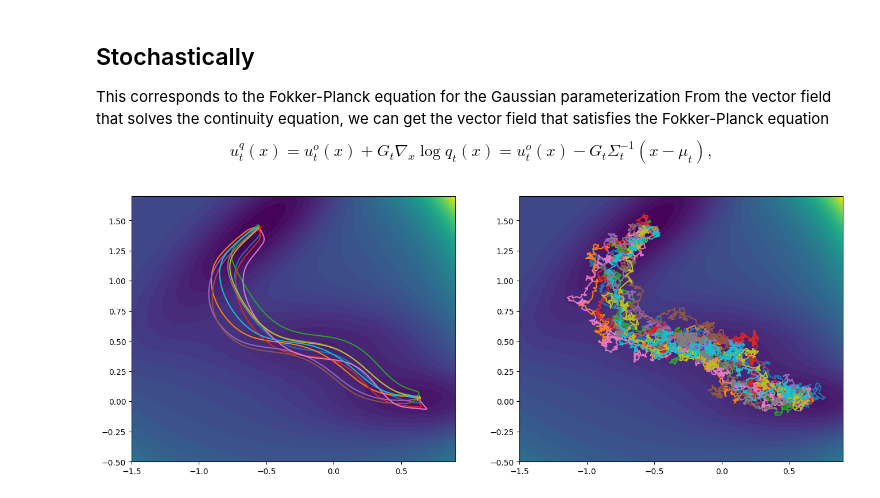
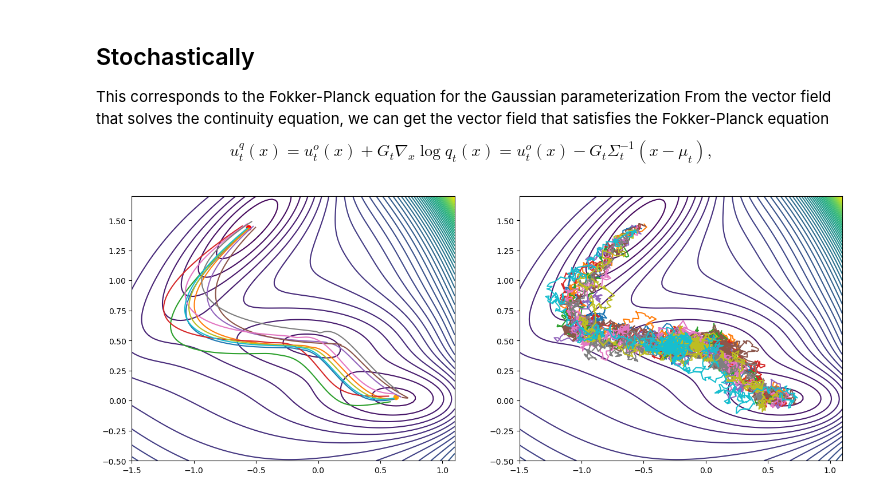
Before and after one commit to plainerman/Variational-Doob, a Jupyter notebook: notebooks/tps_gaussian.ipynb, the cells around one changed output. Drawn from its saved outputs; the diff is of its cells as text; code cells hidden in the pictures.

```diff
--- a/notebooks/tps_gaussian.ipynb
+++ b/notebooks/tps_gaussian.ipynb
@@ -59,9 +57,9 @@ else:
 # %%
-x,y = np.linspace(-1.5,0.9,100), np.linspace(-0.5,1.7,100)
-x,y = np.meshgrid(x,y)
-z = U(np.stack([x,y], -1).reshape(-1,2)).reshape([100,100])
-plt.contourf(x,y,z,50)
-plt.scatter(A[0,0], A[0,1])
-plt.scatter(B[0,0], B[0,1])
+x, y = np.linspace(-1.5, 1.1, 100), np.linspace(-0.5, 1.7, 100)
+x, y = np.meshgrid(x, y)
+z = U(np.stack([x, y], -1).reshape(-1, 2)).reshape([100, 100])
+plt.contour(x, y, z, 50)
+plt.scatter(A[0, 0], A[0, 1])
+plt.scatter(B[0, 0], B[0, 1])
 # %% [output]
 <matplotlib.collections.PathCollection at 0x...>
@@ -151,8 +155,8 @@ state_q, loss = train_step(state_q, loc_key)
 # Training loop
 # %%
 loss_plot = []
-for i in trange(20000):
-  key, loc_key = jax.random.split(key)
-  state_q, loss = train_step(state_q, loc_key)
-  loss_plot.append(loss)
+for i in trange(2000 if ndim < 4 else 20000):
+    key, loc_key = jax.random.split(key)
+    state_q, loss = train_step(state_q, loc_key)
+    loss_plot.append(loss)
 # %%
@@ -283,17 +294,18 @@ for i in trange(N):
 
 x_t_stoch = x_t.copy()
 # %%
-figsize(16,6)
+plt.figure(figsize=(16, 6))
+
 plt.subplot(121)
-plt.contourf(x,y,z,50)
-plt.plot(x_t_det[:10,:,0].T, x_t_det[:10,:,1].T)
-plt.scatter(A[0,0], A[0,1], color='red')
-plt.scatter(B[0,0], B[0,1], color='orange')
+plt.contour(x, y, z, 50)
+plt.plot(x_t_det[:10, :, 0].T, x_t_det[:10, :, 1].T)
+plt.scatter(A[0, 0], A[0, 1], color='red')
+plt.scatter(B[0, 0], B[0, 1], color='orange')
 plt.subplot(122)
-plt.contourf(x,y,z,50)
-plt.plot(x_t_stoch[:10,:,0].T, x_t_stoch[:10,:,1].T)
-plt.scatter(A[0,0], A[0,1], color='red')
-plt.scatter(B[0,0], B[0,1], color='orange')
+plt.contour(x, y, z, 50)
+plt.plot(x_t_stoch[:10, :, 0].T, x_t_stoch[:10, :, 1].T)
+plt.scatter(A[0, 0], A[0, 1], color='red')
+plt.scatter(B[0, 0], B[0, 1], color='orange')
 plt.show()
 # %% [output]
-[figure, old version]
+[figure, new version]
```
Also changed, not shown: parts of 13 cells of this notebook, 1 other file.
